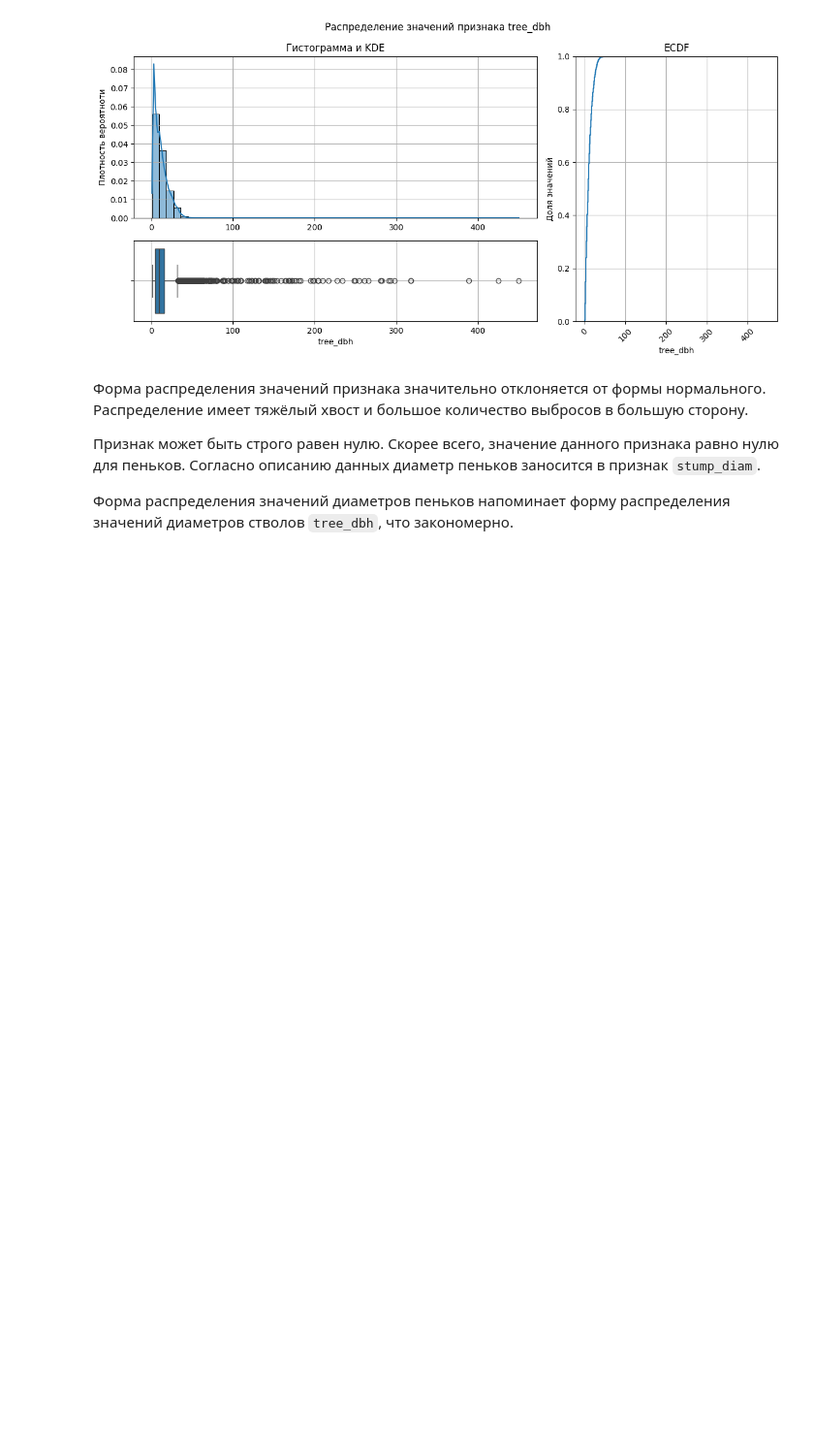
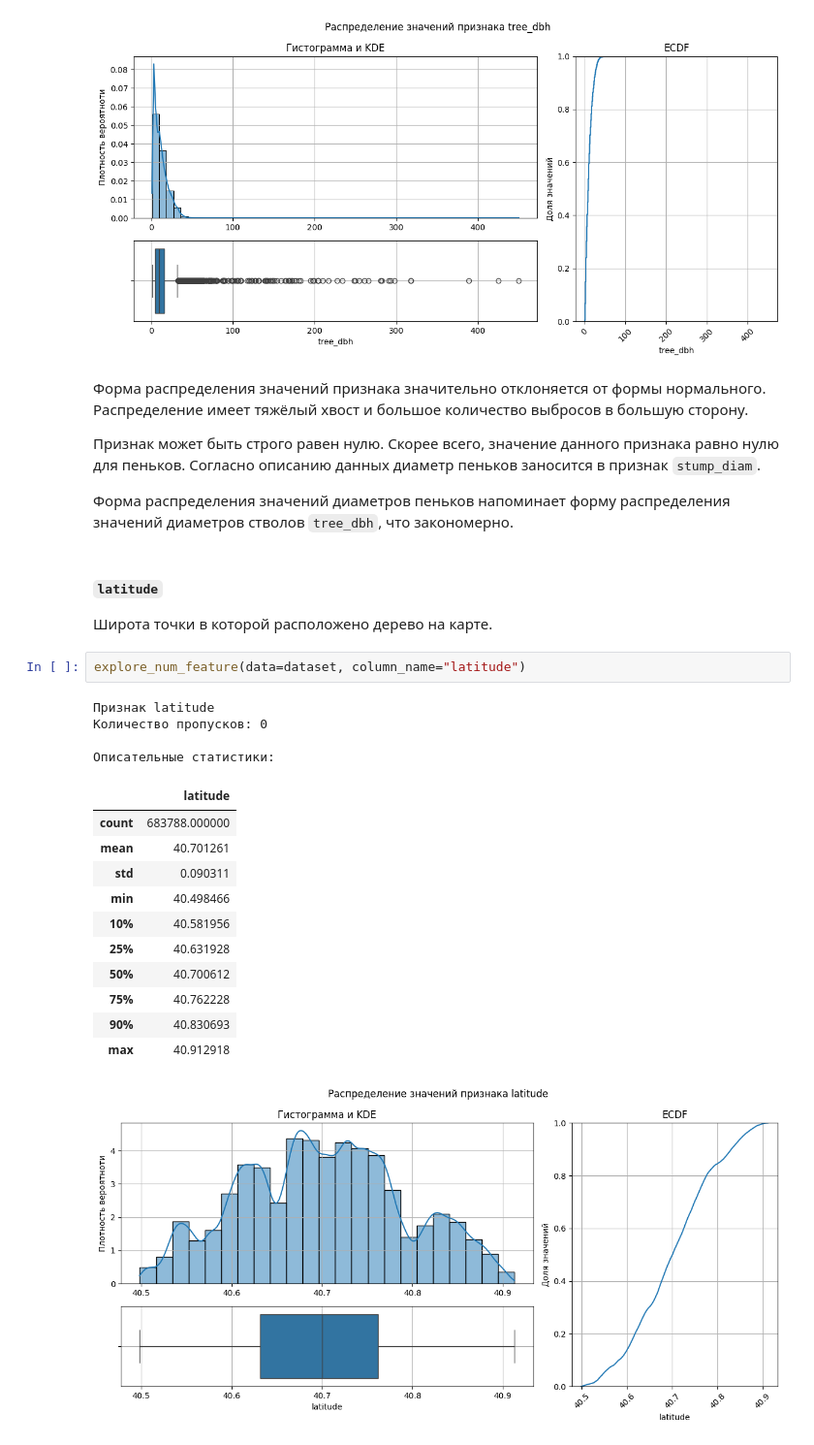
Before and after one commit to AlekseiBogachev/ny-tree-census, a Jupyter notebook: notebooks/exploratory/eda.ipynb, the cells around one changed output. Shown: that part at 97% size. Drawn from its saved outputs; the diff is of its cells as text; blank space fills up the shorter version.

Commit message:
Добавлено исследование распределений признаков longitude и latitude

```diff
--- a/notebooks/exploratory/eda.ipynb
+++ b/notebooks/exploratory/eda.ipynb
@@ -460,3 +460,25 @@ explore_num_feature(
 
 Форма распределения значений диаметров пеньков напоминает форму распределения
 значений диаметров стволов `tree_dbh`, что закономерно.
+# %% [markdown]
+##### `latitude`
+Широта точки в которой расположено дерево на карте.
+# %%
+explore_num_feature(data=dataset, column_name="latitude")
+# %% [output]
+Признак latitude
+Количество пропусков: 0
+
+Описательные статистики:
+|  | latitude |
+| count | 683788.000000 |
+| mean | 40.701261 |
+| std | 0.090311 |
+| min | 40.498466 |
+| 10% | 40.581956 |
+| 25% | 40.631928 |
+| 50% | 40.700612 |
+| 75% | 40.762228 |
+| 90% | 40.830693 |
+| max | 40.912918 |
+[figure, added]
```
Also changed, not shown: parts of 4 cells of this notebook, 2 other files.
